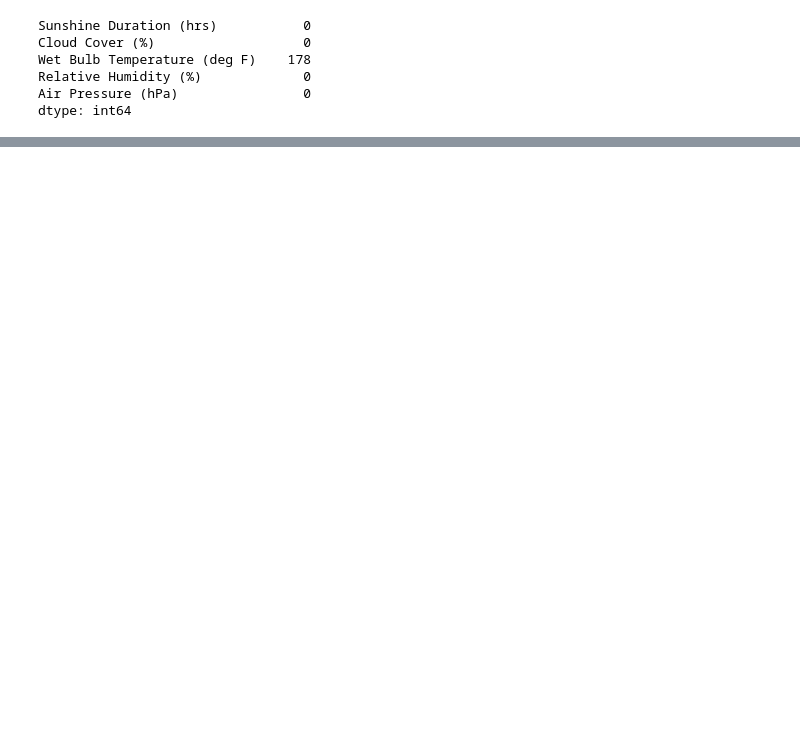
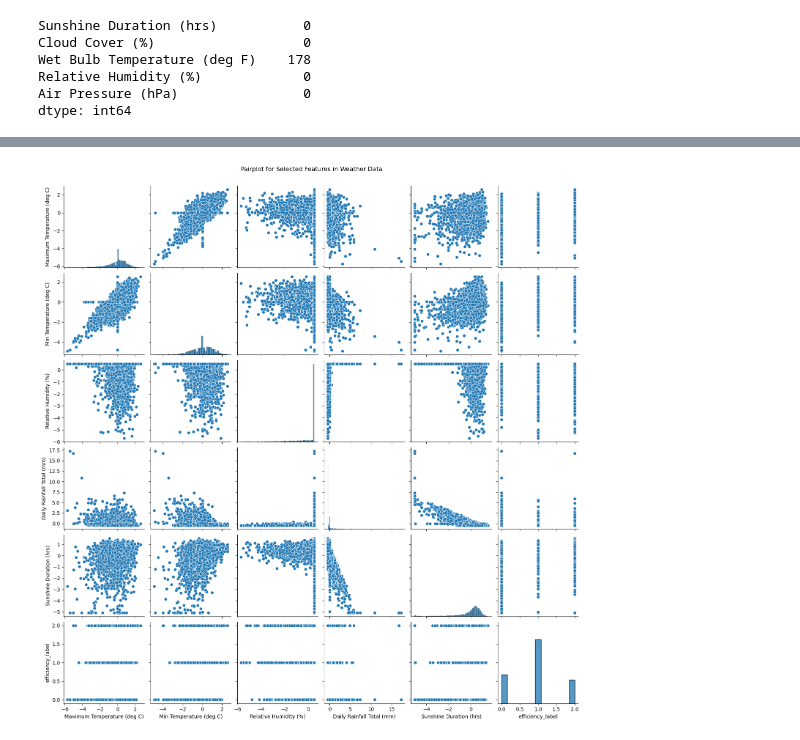
Before and after one commit to thetruthkenhurt/Solar-panel-efficiency-prediction, a Jupyter notebook: eda.ipynb, the cells around one changed output, grey strips where cells are left out. Cells and saved outputs as stored; diff of their text form; code cells hidden in the pictures; blank space fills up the shorter version.

```diff
--- a/eda.ipynb
+++ b/eda.ipynb
@@ -783,0 +491,14 @@ This concludes the exploratory data analysis section of our case study. We are n
+# %%
+# Select a subset of relevant features for pairplot
+selected_features = [
+    'Maximum Temperature (deg C)', 'Min Temperature (deg C)',
+    'Relative Humidity (%)', 'Daily Rainfall Total (mm)',
+    'Sunshine Duration (hrs)', 'efficiency_label'
+]
+
+# Pairplot for selected features in the weather data
+sns.pairplot(weather_df[selected_features])
+plt.suptitle('Pairplot for Selected Features in Weather Data', y=1.02)
+plt.show()
+# %% [output]
+[figure, added]
```
Also changed, not shown: parts of 77 cells of this notebook, 7 other files.
